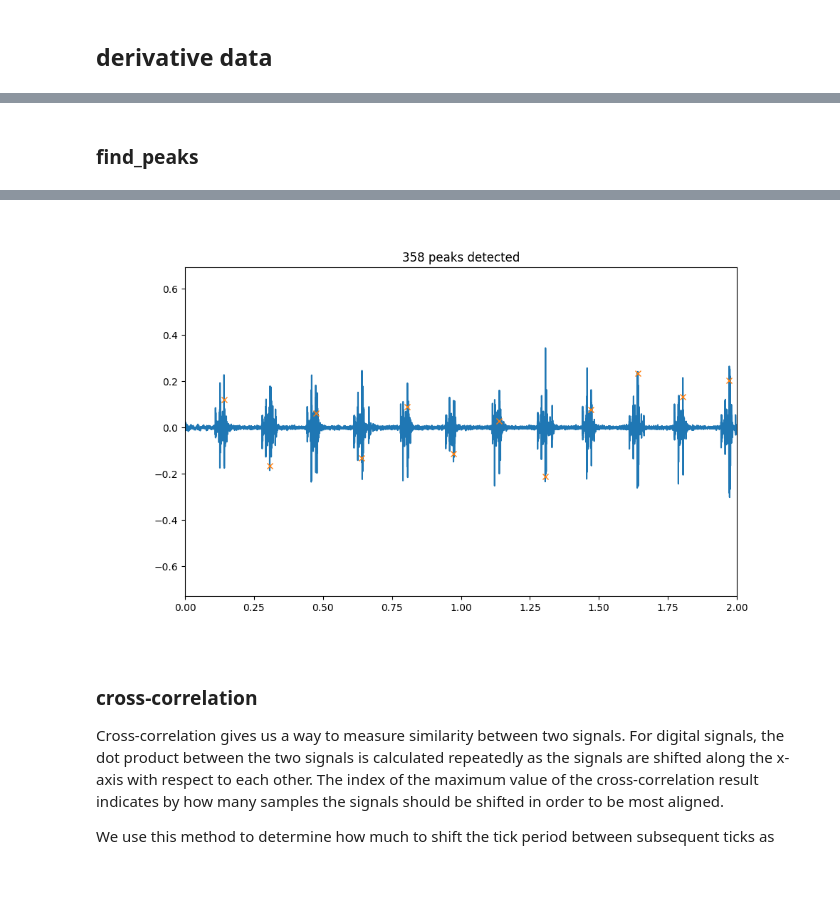
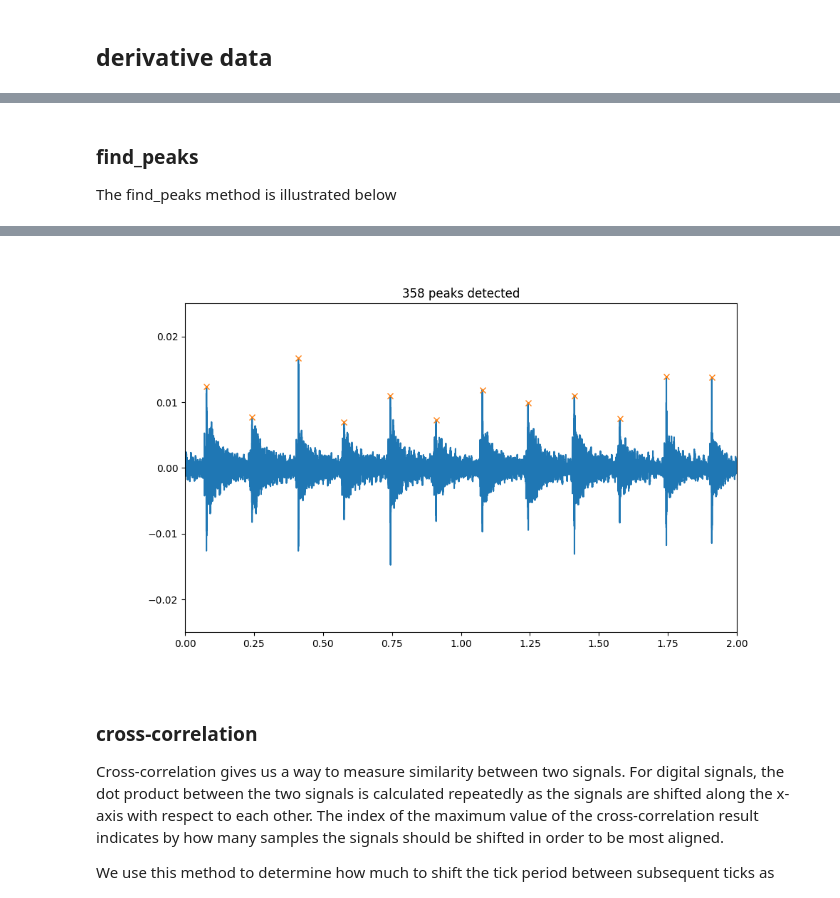
Before and after one commit to bil/watch-calibration, a Jupyter notebook: notebooks/Watch Calibration.ipynb, the cells around one changed output, grey strips where cells are left out. Cells and saved outputs as stored; diff of their text form; code cells hidden in the pictures.

```diff
--- a/notebooks/Watch Calibration.ipynb
+++ b/notebooks/Watch Calibration.ipynb
@@ -63,12 +77,16 @@ WatchCalibration.query_devices()
 INPUT_DEVICE = None
 OUTPUT_DEVICE = None
 
-data_names = [
+DATA_NAMES = [
     "W241130",
     "250227",
-    "250227_5m"
+    "250409",
+    "250410_noisy"
 ]
-data_name = data_names[1]
+DEFAULT_DATA_NAME = DATA_NAMES[0]
 # %%
-# instantiate experiment code class
-wc = WatchCalibration(data_name)
+# instantiate experiment code class for each watch calibration recording
+wcs = {}
+for name in DATA_NAMES:
+    wcs[name] =  WatchCalibration(name)
+wc = wcs[DEFAULT_DATA_NAME]
@@ -147,34 +150,12 @@ run a cross correlation
 # %% [markdown]
 ### find_peaks
+
+The find_peaks method is illustrated below
 # %%
-FREQ_GUESS = 6.
-PEAK_PROMINENCE = 0.002
-
-
-distance = int(wc.fs/FREQ_GUESS*.9)
-win_size = int(wc.fs/FREQ_GUESS)
+distance = int(wc.fs/wc.f_fund*.9)
+win_size = int(wc.fs/wc.f_fund)
 comp_audio = wc.trim_audio(watch_audio)
 
-def plot_peaks(x, peaks):
-    if len(x) > wc.fs * 2:
-        fig, ax = plt.subplots(figsize=(10,6))
-        t = np.arange(len(x))/wc.fs
-        ax.plot(t, x)
-        ax.plot(peaks/wc.fs, x[peaks], "x")
-        ax.set_xlim(0,2)
-        ax.set_title(f"{len(peaks)} peaks detected")
-
-        slider = widgets.FloatSlider(value=0, max=len(x)/wc.fs-2, step=0.1, continuous_update=True)
-        def update(change):
-            ax.set_xlim(change.new, (change.new+2))
-            fig.canvas.draw_idle()
-        slider.observe(update, names='value')
-
-        display(slider)
-
-
-# peaks = sps.find_peaks(comp_audio, distance=distance, prominence=PEAK_PROMINENCE, wlen=distance)[0]
-# print(peaks)
-# print(wc.peaks)
-plot_peaks(comp_audio, wc.peaks)
+peaks = sps.find_peaks(comp_audio, distance=distance, prominence=wc.peak_prominence, wlen=distance)[0]
+display(plot_peaks(comp_audio, peaks, wc.fs))
 # %% [output]
@@ -182,4 +163,4 @@ FloatSlider(value=0.0, max=57.666666666666664)
-[figure, old version]
+[figure, new version]
 # %% [markdown]
 ### cross-correlation
 
```
Also changed, not shown: parts of 30 cells of this notebook, 35 other files.
